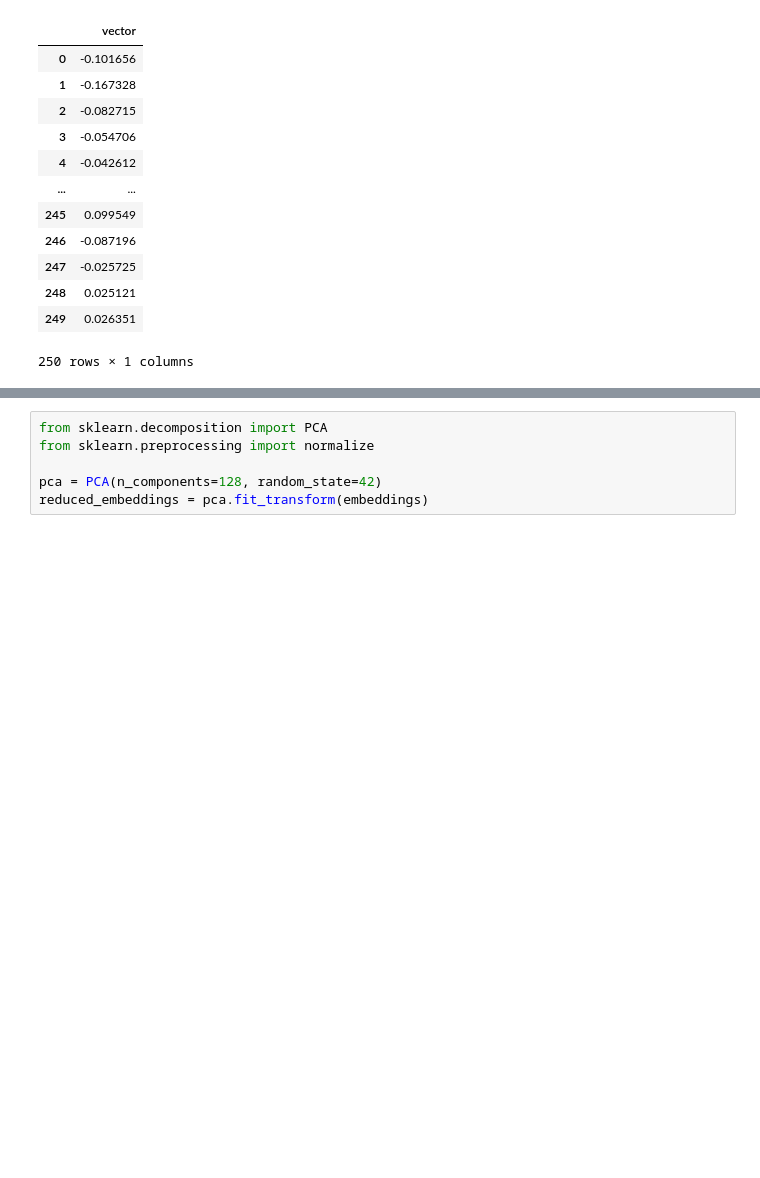
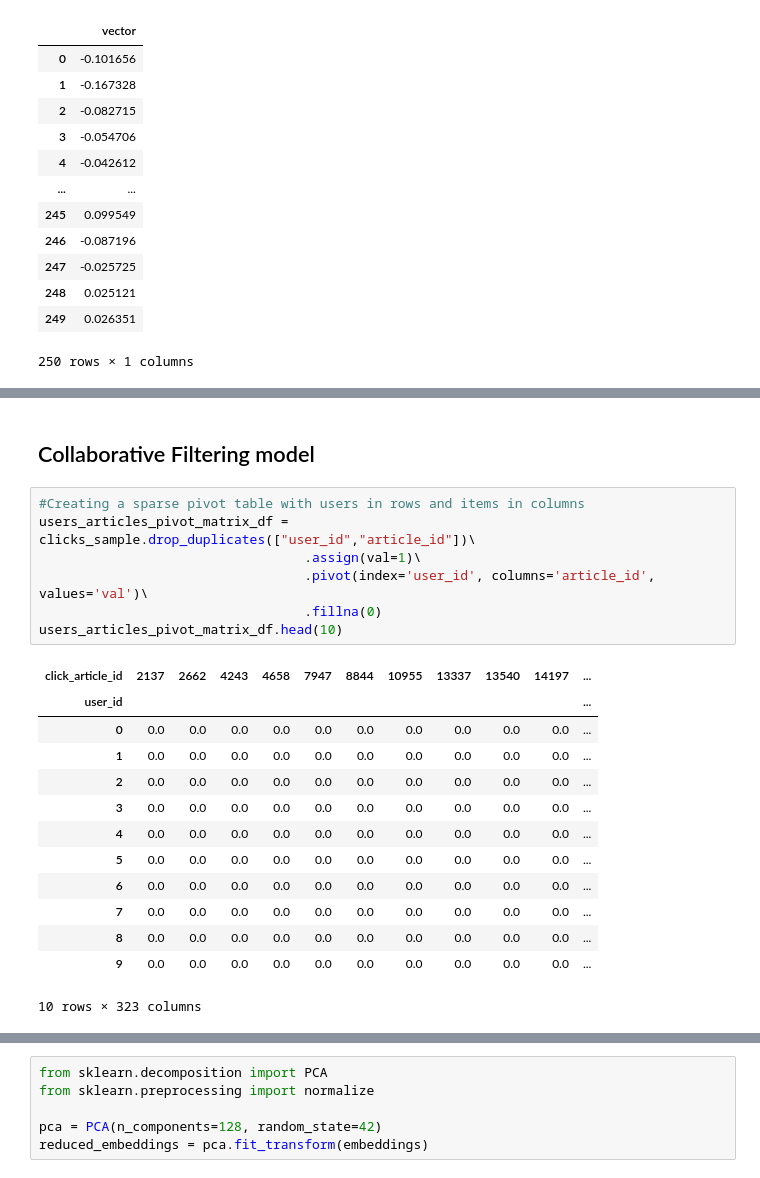
Before and after one commit to amadousysada/content-recommendation, a Jupyter notebook: analyse-exploratoire.ipynb, the cells around one changed output, grey strips where cells are left out. Saved outputs shown, nothing was run; the diff lists cells and outputs as text; blank space fills up the shorter version.

```diff
--- a/analyse-exploratoire.ipynb
+++ b/analyse-exploratoire.ipynb
@@ -235,0 +459,23 @@ content_based_recommender_model.recommend_items(user_id=50, items_to_ignore=alre
+# %% [markdown]
+## Collaborative Filtering model
+# %%
+#Creating a sparse pivot table with users in rows and items in columns
+users_articles_pivot_matrix_df = clicks_sample.drop_duplicates(["user_id","article_id"])\
+                                  .assign(val=1)\
+                                  .pivot(index='user_id', columns='article_id', values='val')\
+                                  .fillna(0)
+users_articles_pivot_matrix_df.head(10)
+# %% [output]
+| click_article_id | 2137 | 2662 | 4243 | 4658 | 7947 | 8844 | 10955 | 13337 | 13540 | 14197 | ... |
+| user_id |  |  |  |  |  |  |  |  |  |  | ... |
+| 0 | 0.0 | 0.0 | 0.0 | 0.0 | 0.0 | 0.0 | 0.0 | 0.0 | 0.0 | 0.0 | ... |
+| 1 | 0.0 | 0.0 | 0.0 | 0.0 | 0.0 | 0.0 | 0.0 | 0.0 | 0.0 | 0.0 | ... |
+| 2 | 0.0 | 0.0 | 0.0 | 0.0 | 0.0 | 0.0 | 0.0 | 0.0 | 0.0 | 0.0 | ... |
+| 3 | 0.0 | 0.0 | 0.0 | 0.0 | 0.0 | 0.0 | 0.0 | 0.0 | 0.0 | 0.0 | ... |
+| 4 | 0.0 | 0.0 | 0.0 | 0.0 | 0.0 | 0.0 | 0.0 | 0.0 | 0.0 | 0.0 | ... |
+| 5 | 0.0 | 0.0 | 0.0 | 0.0 | 0.0 | 0.0 | 0.0 | 0.0 | 0.0 | 0.0 | ... |
+| 6 | 0.0 | 0.0 | 0.0 | 0.0 | 0.0 | 0.0 | 0.0 | 0.0 | 0.0 | 0.0 | ... |
+| 7 | 0.0 | 0.0 | 0.0 | 0.0 | 0.0 | 0.0 | 0.0 | 0.0 | 0.0 | 0.0 | ... |
+| 8 | 0.0 | 0.0 | 0.0 | 0.0 | 0.0 | 0.0 | 0.0 | 0.0 | 0.0 | 0.0 | ... |
+| 9 | 0.0 | 0.0 | 0.0 | 0.0 | 0.0 | 0.0 | 0.0 | 0.0 | 0.0 | 0.0 | ... |
+10 rows × 323 columns
```
Also changed, not shown: parts of 34 cells of this notebook.
